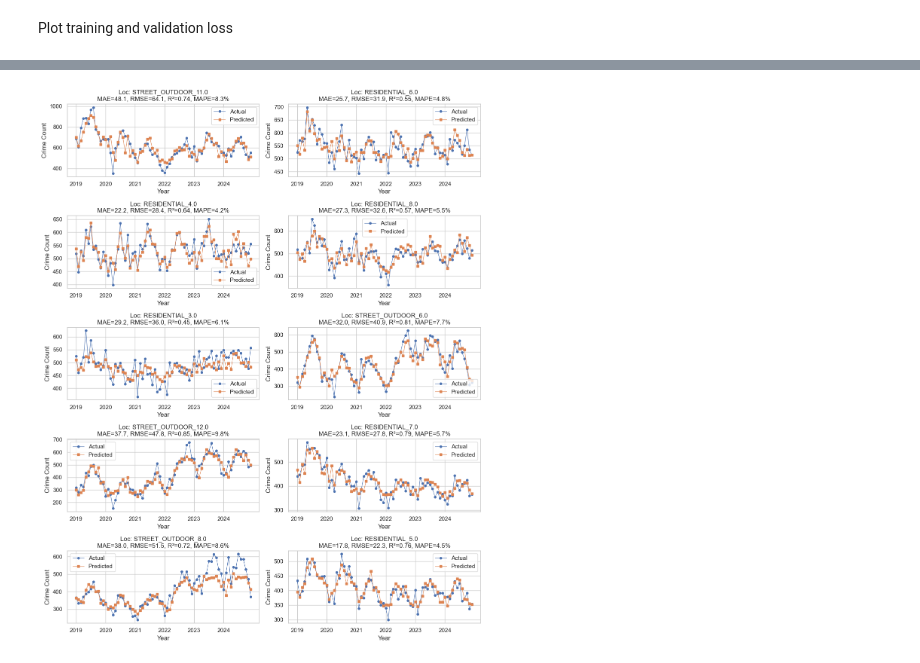
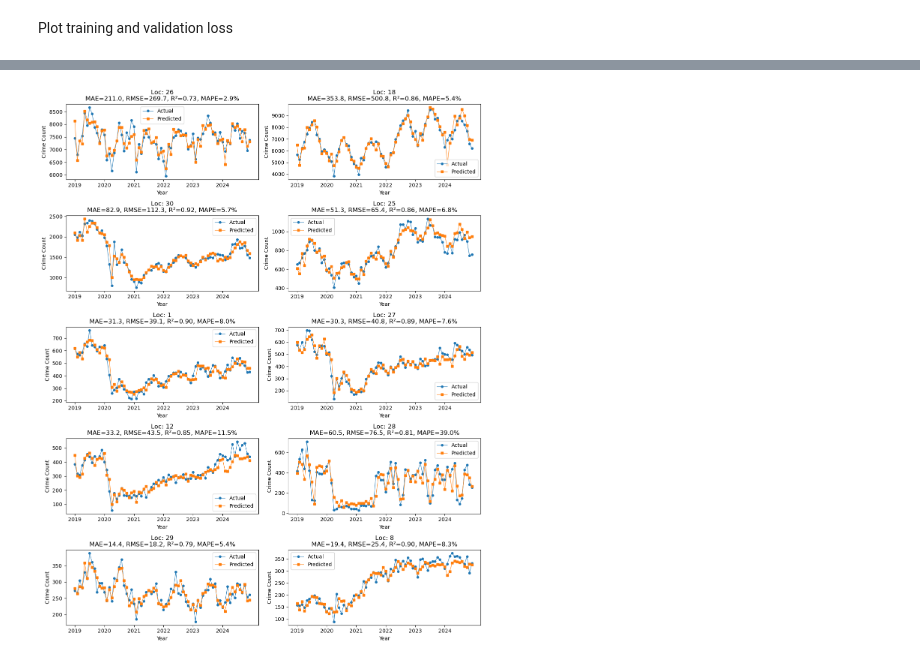
Before and after one commit to Lemonziz/IT5006Project, a Jupyter notebook: lstm_time_location.ipynb, the cells around one changed output, grey strips where cells are left out. Drawn from its saved outputs; the diff is of its cells as text; code cells hidden in the pictures.

Commit message:
use location -> increased crime risk completed

```diff
--- a/lstm_time_location.ipynb
+++ b/lstm_time_location.ipynb
@@ -198,9 +243,9 @@ class CrimeDataset(Dataset):
         time_idx = torch.tensor(self.time_idx[idx], dtype=torch.long)
         return X, y, loc_idx, time_idx
 # %%
-num_size = n_feature
-cat_size = n_location
-batch_size = 128
+num_size = n_features
+cat_size = n_locations
+batch_size = 32
 hidden_size = 128
 num_layers = 3
 embed_dim = 16
@@ -394,8 +439,8 @@ plt.show()
 def predictions(model, train_loader, test_loader):
     result = np.zeros(
         (
-            (len(train_loader.dataset) + len(test_loader.dataset)) // n_location,
-            n_location,
+            (len(train_loader.dataset) + len(test_loader.dataset)) // n_locations,
+            n_locations,
             2,
         )
     )
@@ -423,18 +468,19 @@ def predictions(model, train_loader, test_loader):
 # %%
 result = predictions(model, train_loader, test_loader)
 result_unscaled = np.zeros(result.shape)
-result_unscaled[:, :, 0] = scaler.inverse_transform(result[:, :, 0])
-result_unscaled[:, :, 1] = scaler.inverse_transform(result[:, :, 1])
+result_unscaled[:, :, 0] = scaler_ls[0].inverse_transform(result[:, :, 0])
+result_unscaled[:, :, 1] = scaler_ls[0].inverse_transform(result[:, :, 1])
 result_unscaled = np.round(result_unscaled).astype(int)
 result_df = data.copy()
 result_df["lstm_prediction"] = np.nan
 for i in range(len(result_unscaled)):
     for j in range(len(result_unscaled[i])):
         result_df.loc[
-            (result_df["time_key"] == i + seq_length) & (result_df["location_id"] == j),
+            (result_df["time_idx"] == i + seq_length)
+            & (result_df["location_idx"] == j),
             "lstm_prediction",
         ] = result_unscaled[i, j, 0]
 # %%
-result_df = result_df[result_df["time_key"] > seq_length - 1]
+result_df = result_df[result_df["time_idx"] > seq_length - 1]
 result_df.to_csv("./data/lstm_predictions.csv", index=False)
 # %%
@@ -563,48 +620,48 @@ def mape(y_true, y_pred):
 
 
 df = result_df.copy()
-df.sort_values(["location_key", "Year", "Month"], inplace=True)
+df.sort_values(["location_idx", "Year", "Month"], inplace=True)
 total_by_loc = (
-    df.groupby("location_key")["crime_count"].sum().sort_values(ascending=False)
+    df.groupby("location_idx")["crime_count"].sum().sort_values(ascending=False)
 )
 top_locations = total_by_loc.index[:10]
-df_top = df[df["location_key"].isin(top_locations)].copy()
-df_top.sort_values(["location_key", "Year", "Month"], inplace=True)
+df_top = df[df["location_idx"].isin(top_locations)].copy()
+df_top.sort_values(["location_idx", "Year", "Month"], inplace=True)
 fig, axes = plt.subplots(nrows=5, ncols=2, figsize=(12, 15))
 axes = axes.flatten()
 for i, loc in enumerate(top_locations):
-    df_loc = df_top[df_top["location_key"] == loc].copy()
+    df_loc = df_top[df_top["location_idx"] == loc].copy()
     df_loc.sort_values(["Year", "Month"], inplace=True)
     df_loc.reset_index(drop=True, inplace=True)  # reset index so x-axis is 0, 1, 2, ...
     x_vals = df_loc.index  # Each index represents one month
     actual = df_loc["crime_count"].values
     predicted = df_loc["lstm_prediction"].values
     mae_val = mean_absolute_error(actual, predicted)
     rmse_val = np.sqrt(mean_squared_error(actual, predicted))
     r2_val = r2_score(actual, predicted)
     mape_val = mape(actual, predicted)
     ax = axes[i]
     ax.plot(x_vals, actual, marker="o", markersize=4, linewidth=0.8, label="Actual")
     ax.plot(
         x_vals, predicted, marker="s", markersize=4, linewidth=0.8, label="Predicted"
     )
     ax.set_title(
         f"Loc: {loc}\nMAE={mae_val:.1f}, RMSE={rmse_val:.1f}, R²={r2_val:.2f}, MAPE={mape_val:.1f}%"
     )
     ax.set_xlabel("Year")
     ax.set_ylabel("Crime Count")
     unique_years = df_loc["Year"].unique()
     tick_positions = []
     tick_labels = []
     for year in unique_years:
         pos = df_loc[df_loc["Year"] == year].index[0]
         tick_positions.append(pos)
         tick_labels.append(str(year))
     ax.set_xticks(tick_positions)
     ax.set_xticklabels(tick_labels)
     ax.legend()
 
 plt.tight_layout()
 plt.show()
 # %% [output]
-[figure, old version]
+[figure, new version]
```
Also changed, not shown: parts of 11 cells of this notebook, 2 other files.
